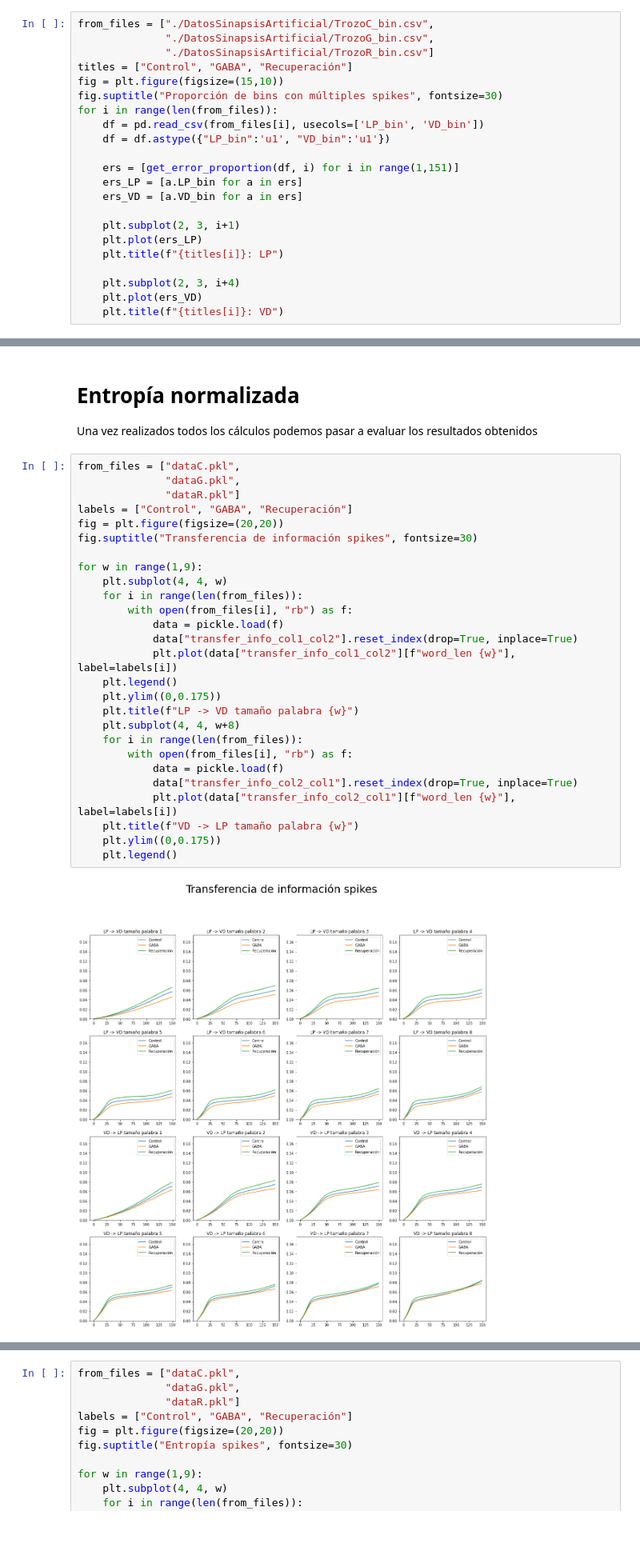
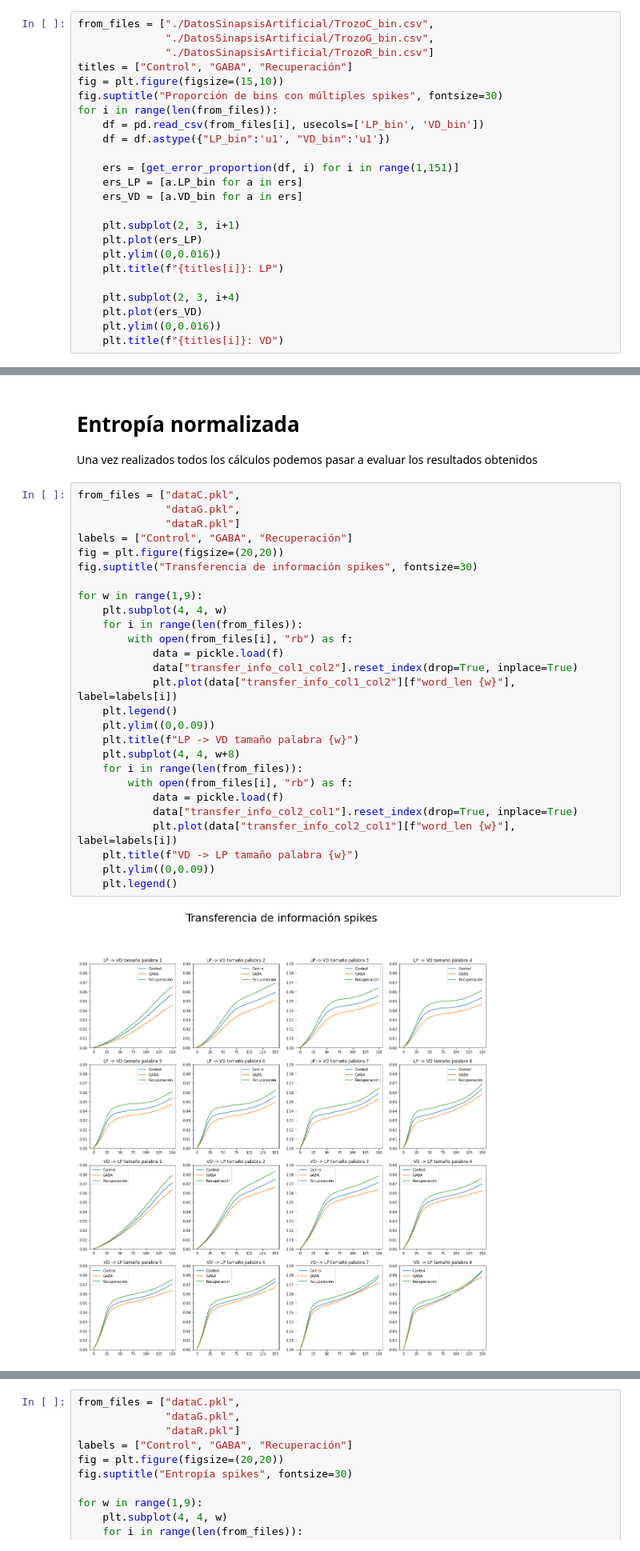
Before and after one commit to OscarGB/MUCD-TI, a Jupyter notebook: TI_practica.ipynb, the cells around one changed output, grey strips where cells are left out. Shown at 80% size. Saved outputs shown, nothing was run; the diff lists cells and outputs as text.

```diff
--- a/TI_practica.ipynb
+++ b/TI_practica.ipynb
@@ -205,9 +205,11 @@ for i in range(len(from_files)):
 
     plt.subplot(2, 3, i+1)
     plt.plot(ers_LP)
+    plt.ylim((0,0.016))
     plt.title(f"{titles[i]}: LP")
 
     plt.subplot(2, 3, i+4)
     plt.plot(ers_VD)
+    plt.ylim((0,0.016))
     plt.title(f"{titles[i]}: VD")
 # %% [output]
@@ -320,29 +322,29 @@ Una vez realizados todos los cálculos podemos pasar a evaluar los resultados ob
 # %%
 from_files = ["dataC.pkl",
               "dataG.pkl",
               "dataR.pkl"]
 labels = ["Control", "GABA", "Recuperación"]
 fig = plt.figure(figsize=(20,20))
 fig.suptitle("Transferencia de información spikes", fontsize=30)
 
 for w in range(1,9):
     plt.subplot(4, 4, w)
     for i in range(len(from_files)):
         with open(from_files[i], "rb") as f:
             data = pickle.load(f)
             data["transfer_info_col1_col2"].reset_index(drop=True, inplace=True)
             plt.plot(data["transfer_info_col1_col2"][f"word_len {w}"], label=labels[i])
     plt.legend()
-    plt.ylim((0,0.175))
+    plt.ylim((0,0.09))
     plt.title(f"LP -> VD tamaño palabra {w}")
     plt.subplot(4, 4, w+8)
     for i in range(len(from_files)):
         with open(from_files[i], "rb") as f:
             data = pickle.load(f)
             data["transfer_info_col2_col1"].reset_index(drop=True, inplace=True)
             plt.plot(data["transfer_info_col2_col1"][f"word_len {w}"], label=labels[i])
     plt.title(f"VD -> LP tamaño palabra {w}")
-    plt.ylim((0,0.175))
+    plt.ylim((0,0.09))
     plt.legend()
 # %% [output]
-[figure, old version]
+[figure, new version]
```
Also changed, not shown: parts of 9 cells of this notebook.
